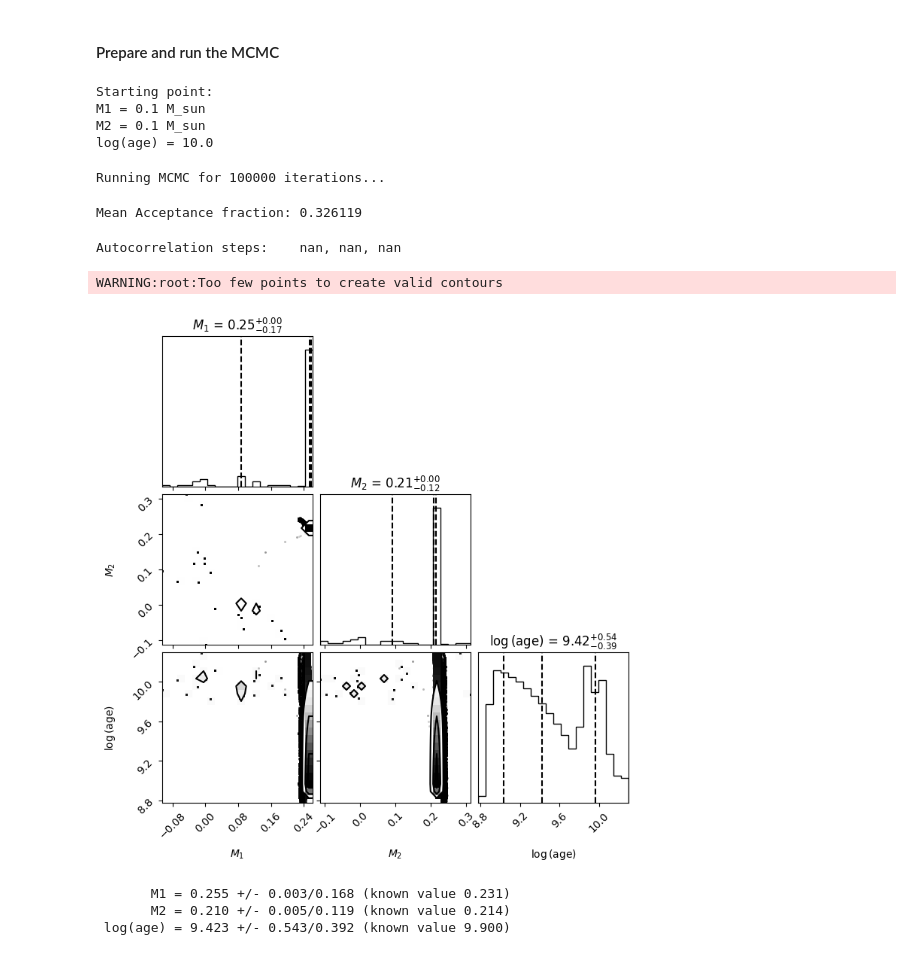
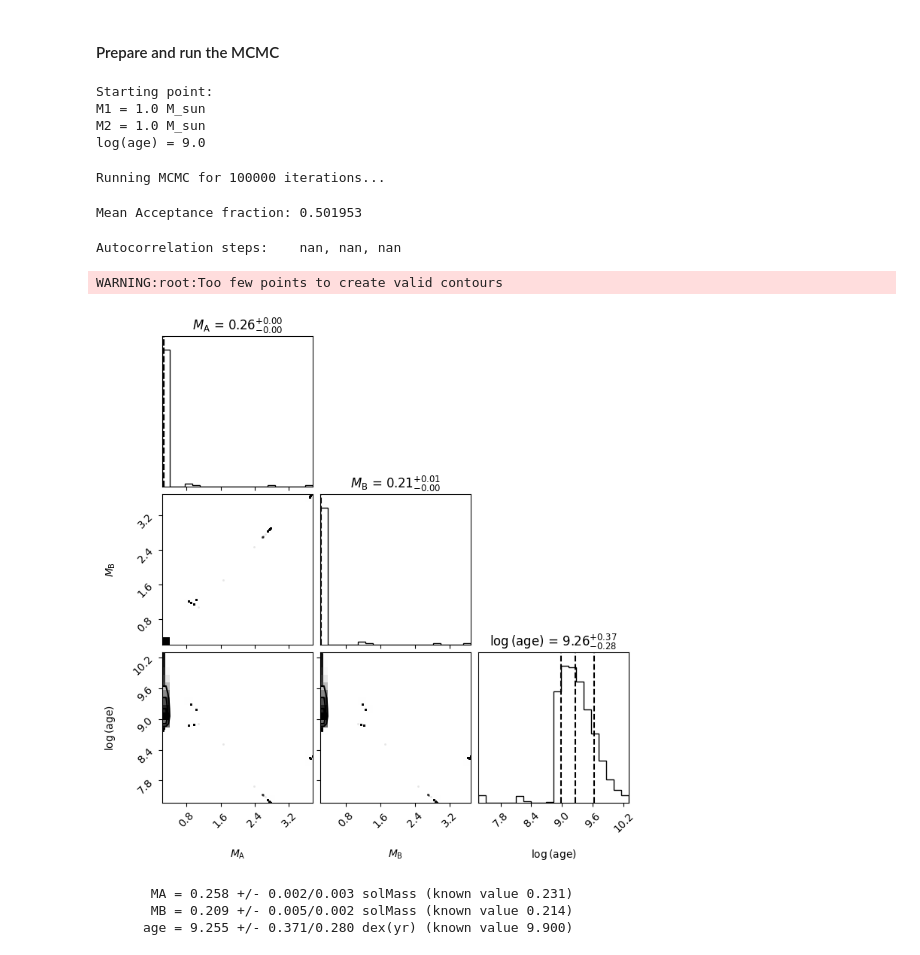
Before and after one commit to SteveOv/modebs, a Jupyter notebook: fitting-a-sed.ipynb, the cells around one changed output. Drawn from its saved outputs; the diff is of its cells as text; code cells hidden in the pictures.

```diff
--- a/fitting-a-sed.ipynb
+++ b/fitting-a-sed.ipynb
@@ -143,13 +98,10 @@ Using the G23 extinction model covers the range from 0.0912 um to 32.0 um.
-# %%
-search_term = target = "V* CM Dra"
-target_coords = SkyCoord("16h34m20.3302660573", "+57d09m44.368918696", 14.844 * u.pc, frame="icrs")
-
-k, k_err = 0.954, 0.015             # from LC fitting
-J, J_err = 0.975, 0.017             # from LC fitting
-
-# Known Teffs, masses and age from MartinSethi+24mnras
-known_teff1 = 3130  # +/- 70
-known_teff2 = 3120  # +/- 70
-known_M1 = 0.2310   # +/- 0.0009
-known_M2 = 0.2141   # +/- 0.0010
-known_age = 9.9     # log(8.5 +/- 3.5 Gyr)
+# %%
+default_target = "CM Dra"
+targets_config_file = Path.cwd() / "config" / "fitting-a-sed-targets.json"
+with open(targets_config_file, mode="r", encoding="utf8") as f:
+    full_dict = json.load(f)
+targets_cfg = { k: full_dict[k] for k in full_dict if full_dict[k].get("enabled", True) }
+
+options = [(f"{t} *" if c.get("exclude", False) else f"{t}", t) for t, c in targets_cfg.items()]
+target_selection = Dropdown(options=options, value=default_target, description="Targets:")
+display(target_selection)
@@ -155,0 +110,14 @@ known_age = 9.9     # log(8.5 +/- 3.5 Gyr)
+# %%
+target = target_selection.value
+target_config = targets_cfg[target]
+search_term = target_config.get("search_term", target)
+k, k_err = target_config.get("k"), target_config.get("k_err", 0)
+
+# We need the coordinates and approximate distance for extinction lookups
+simbad = Simbad()
+simbad.add_votable_fields("parallax")
+if _tbl := simbad.query_object(search_term):
+    target_coords = SkyCoord(ra=_tbl["ra"][0] * _tbl["ra"].unit,
+                             dec=_tbl["dec"][0] * _tbl["dec"].unit,
+                             distance=1000 / _tbl["plx_value"][0] * u.pc, frame="icrs")
+    print(f"{target} SkyCoords are {target_coords}")
@@ -282,9 +253,8 @@ def ln_prior(M1: float, M2: float, age: float, k: float):
 nwalkers = 100
 niters = 100000
 
-# Starting position for the search - known values rounded to nearest 0.5 for now
-init_M1, init_M2 = max(0.1, round(known_M1*2)/2), max(0.1, round(known_M2*2)/2)
-init_age = max(5.0, round(known_age*2)/2)
+# Starting position for the search
+init_M1, init_M2, init_age = 1.0, 1.0, 9.0
 print(f"Starting point:\nM1 = {init_M1} M_sun\nM2 = {init_M2} M_sun\nlog(age) = {init_age}")
 
 rng = np.random.default_rng(42)
@@ -307,9 +277,9 @@ kwargs = {
 }
 # %% [output]
 Starting point:
-M1 = 0.1 M_sun
-M2 = 0.1 M_sun
-log(age) = 10.0
+M1 = 1.0 M_sun
+M2 = 1.0 M_sun
+log(age) = 9.0
 # %%
 with warnings.catch_warnings(category=RuntimeWarning):
     warnings.filterwarnings("ignore") #, message="(?:.*)invalid value encountered in scalar subtract")
@@ -331,31 +301,31 @@ except AutocorrError as err:
     print(f"\033[93m\033[1m{err}\033[0m")
     tau = err.tau
 # %% [output]
-Mean Acceptance fraction: 0.326119
+Mean Acceptance fraction: 0.501953
 Autocorrelation steps:    nan, nan, nan
 # %%
 warm_discard = int(np.mean(np.nan_to_num(tau, copy=True, nan=1000))) * 2
 thin = max(1, int(1 / (1-max(accept_frac, 0.1))))
 
 # thin; every nth step from the chain
 samples = sampler.get_chain(discard=warm_discard, thin=thin, flat=True)
-labels = [r"$M_{\rm 1}$", r"$M_{\rm 2}$", r"$\log{({\rm age})}$"]
+labels = [r"$M_{\rm A}$", r"$M_{\rm B}$", r"$\log{({\rm age})}$"]
 fig = corner.corner(samples, show_titles=True, labels=labels, plot_datapoints=True, quantiles=[0.16, 0.5, 0.84])
 # %% [output]
 WARNING:root:Too few points to create valid contours
-[figure, old version]
+[figure, new version]
 # %%
 # Gets the median fitted values (currently M1, M2 and log(age))
 fitted_vals = np.median(samples, axis=0)
 fitted_high = np.quantile(samples, 0.84, axis=0) - fitted_vals
 fitted_low = fitted_vals - np.quantile(samples, 0.16, axis=0)
 
-for ix, (var, known) in enumerate([("M1", known_M1), ("M2", known_M2), ("log(age)", known_age)]):
-    print(f"{var:>9s} = {fitted_vals[ix]:.3f} +/- {fitted_high[ix]:.3f}/{fitted_low[ix]:.3f}",
-          f"(known value {known:.3f})")
+for ix, (key, unit) in enumerate([("MA", u.solMass), ("MB", u.solMass), ("age", u.dex(u.yr))]):
+    print(f"{key:>9s} = {fitted_vals[ix]:.3f} +/- {fitted_high[ix]:.3f}/{fitted_low[ix]:.3f}",
+          f"{unit} (known value {target_config.get(key, np.NaN):.3f})")
 # %% [output]
-       M1 = 0.255 +/- 0.003/0.168 (known value 0.231)
-       M2 = 0.210 +/- 0.005/0.119 (known value 0.214)
- log(age) = 9.423 +/- 0.543/0.392 (known value 9.900)
+       MA = 0.258 +/- 0.002/0.003 solMass (known value 0.231)
+       MB = 0.209 +/- 0.005/0.002 solMass (known value 0.214)
+      age = 9.255 +/- 0.371/0.280 dex(yr) (known value 9.900)
 # %%
 # Need to get the effective temperatures & logg for these masses/age combinations
```
Also changed, not shown: parts of 11 cells of this notebook, 1 other file.
